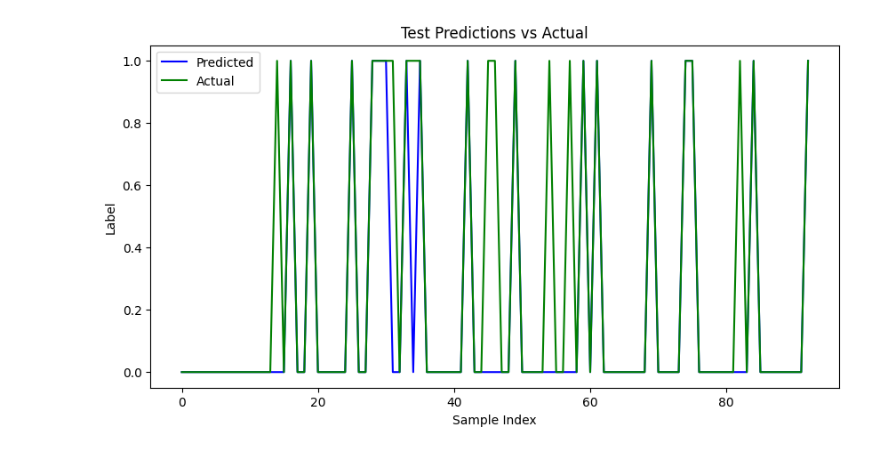
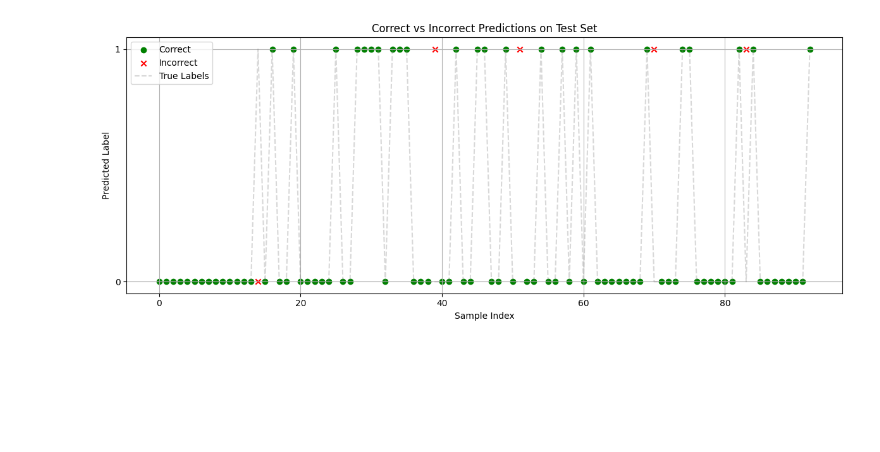
Before and after one commit to EnesGoktekin/gossip-lstm-predictive-maintenance, a Jupyter notebook: gossip-lstm-predictive-maintenance.ipynb, the cells around one changed output. Saved outputs shown, nothing was run; the diff lists cells and outputs as text; code cells hidden in the pictures; blank space fills up the shorter version.

```diff
--- a/gossip-lstm-predictive-maintenance.ipynb
+++ b/gossip-lstm-predictive-maintenance.ipynb
@@ -666,12 +577,23 @@ Test F1-score: 0.8095
-# %%
-# 7. Plot Predictions vs Actual with Lines
-fig_verify = plt.figure(figsize=(10, 5))
-plt.plot(y_pred_test, color="blue", linestyle='-', label="Predicted")
-plt.plot(y_true_test, color="green", linestyle='-', label="Actual")
-plt.title("Test Predictions vs Actual")
-plt.ylabel("Label")
-plt.xlabel("Sample Index")
-plt.legend(loc="upper left")
-plt.show()
-# %% [output]
-[figure, removed]
+# %%
+import matplotlib.pyplot as plt
+
+# Doğru ve yanlış tahminlerin indekslerini al
+correct_idx = np.where(y_pred_test == y_true_test)[0]
+incorrect_idx = np.where(y_pred_test != y_true_test)[0]
+
+# Yeni grafik
+plt.figure(figsize=(12, 5))
+plt.scatter(correct_idx, y_pred_test[correct_idx], color='green', label='Correct', marker='o')
+plt.scatter(incorrect_idx, y_pred_test[incorrect_idx], color='red', label='Incorrect', marker='x')
+plt.plot(y_true_test, color='gray', alpha=0.3, linestyle='--', label='True Labels')
+
+plt.title("Correct vs Incorrect Predictions on Test Set")
+plt.xlabel("Sample Index")
+plt.ylabel("Predicted Label")
+plt.yticks([0, 1])
+plt.legend()
+plt.grid(True)
+plt.tight_layout()
+plt.show()
+# %% [output]
+[figure, added]
```
Also changed, not shown: parts of 26 cells of this notebook.
